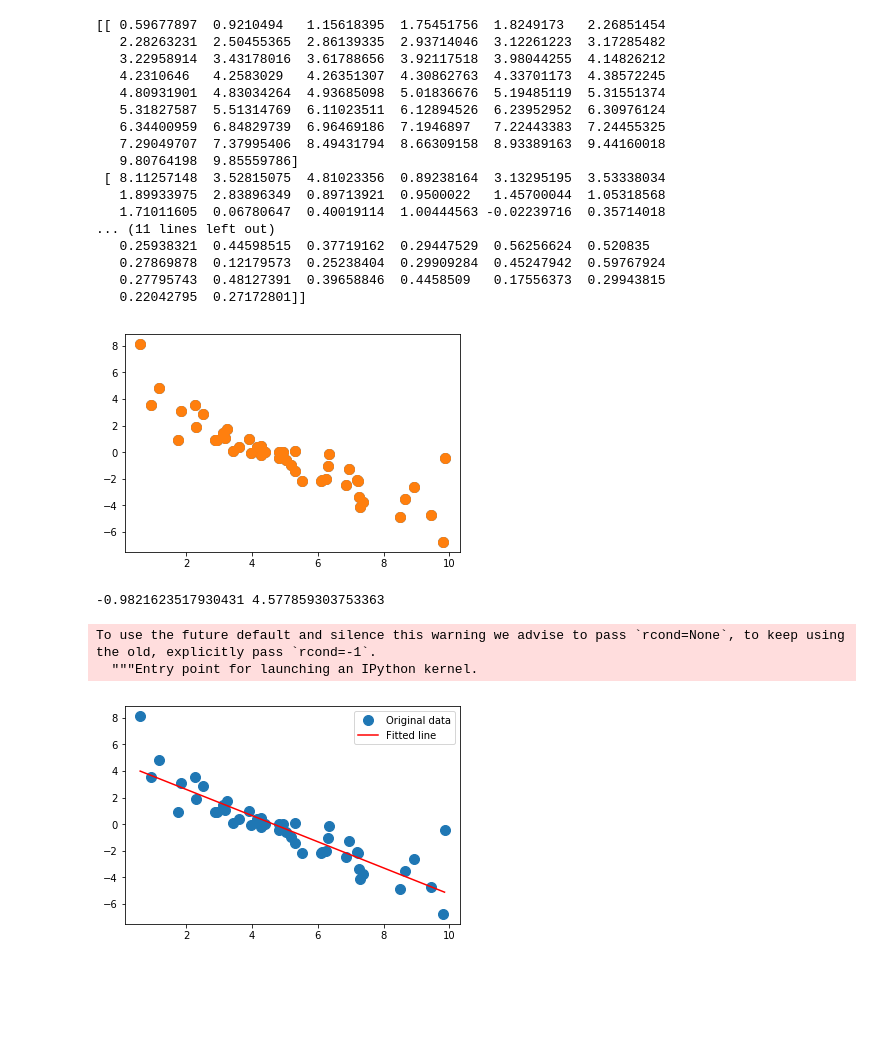
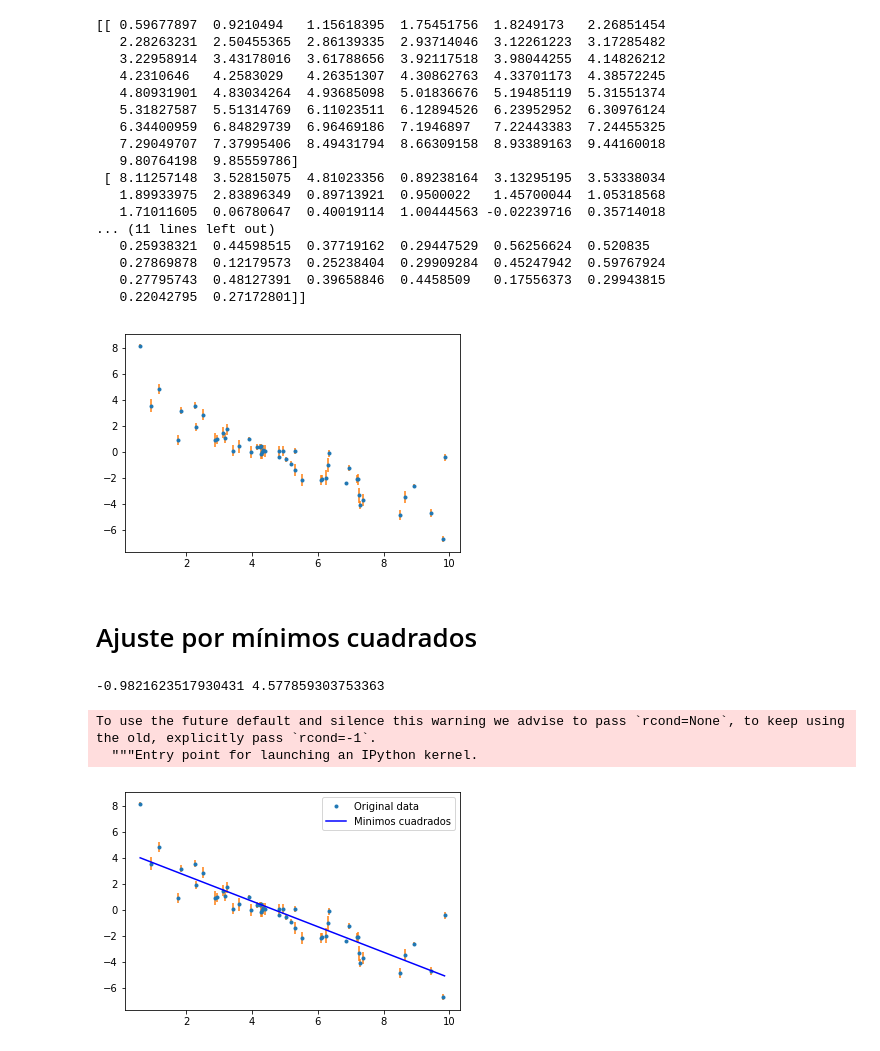
Before and after one commit to DCIDA2019/dcida2020ii-FabianHdzGtz, a Jupyter notebook: Oct9/ajuste.ipynb, the cells around one changed output. Saved outputs shown, nothing was run; the diff lists cells and outputs as text; code cells hidden in the pictures; blank space fills up the shorter version.

Commit message:
se añadió ajuste de chi cuadrada

```diff
--- a/Oct9/ajuste.ipynb
+++ b/Oct9/ajuste.ipynb
@@ -4,26 +4,29 @@ import matplotlib.pyplot as plt
 datos=numpy.load('fit_exercise.npy')
 # %%
 print(datos)
-plt.plot(datos[0,:], datos[1,:], 'o', label='Original data', markersize=10)
+plt.plot(datos[0,:], datos[1,:], 'o', label='Original data', markersize=3)
+plt.errorbar(datos[0,:], datos[1,:],yerr= datos[2,:],ls='')
 plt.show()
 A = numpy.vstack([datos[0,:], numpy.ones(len(datos[0,:]))]).T
 # %% [output]
 [[ 0.59677897  0.9210494   1.15618395  1.75451756  1.8249173   2.26851454
    2.28263231  2.50455365  2.86139335  2.93714046  3.12261223  3.17285482
    3.22958914  3.43178016  3.61788656  3.92117518  3.98044255  4.14826212
    4.2310646   4.2583029   4.26351307  4.30862763  4.33701173  4.38572245
    4.80931901  4.83034264  4.93685098  5.01836676  5.19485119  5.31551374
    5.31827587  5.51314769  6.11023511  6.12894526  6.23952952  6.30976124
    6.34400959  6.84829739  6.96469186  7.1946897   7.22443383  7.24455325
    7.29049707  7.37995406  8.49431794  8.66309158  8.93389163  9.44160018
    9.80764198  9.85559786]
  [ 8.11257148  3.52815075  4.81023356  0.89238164  3.13295195  3.53338034
    1.89933975  2.83896349  0.89713921  0.9500022   1.45700044  1.05318568
    1.71011605  0.06780647  0.40019114  1.00444563 -0.02239716  0.35714018
 ... (11 lines left out)
    0.25938321  0.44598515  0.37719162  0.29447529  0.56256624  0.520835
    0.27869878  0.12179573  0.25238404  0.29909284  0.45247942  0.59767924
    0.27795743  0.48127391  0.39658846  0.4458509   0.17556373  0.29943815
    0.22042795  0.27172801]]
-[figure, old version]
+[figure, new version]
+# %% [markdown]
+# Ajuste por mínimos cuadrados
 # %%
@@ -34,9 +37,10 @@ print(m, c)
 To use the future default and silence this warning we advise to pass `rcond=None`, to keep using the old, explicitly pass `rcond=-1`.
   """Entry point for launching an IPython kernel.
 # %%
-plt.plot(datos[0,:], datos[1,:], 'o', label='Original data', markersize=10)
-plt.plot(datos[0,:], m*datos[0,:] + c, 'r', label='Fitted line')
+plt.plot(datos[0,:], datos[1,:], 'o', label='Datos', markersize=3)
+plt.errorbar(datos[0,:], datos[1,:],yerr= datos[2,:],ls='')
+plt.plot(datos[0,:], m*datos[0,:] + c, 'b', label='Minimos cuadrados')
 plt.legend()
 plt.show()
 # %% [output]
-[figure, old version]
+[figure, new version]
```
Also changed, not shown: parts of 8 cells of this notebook.
